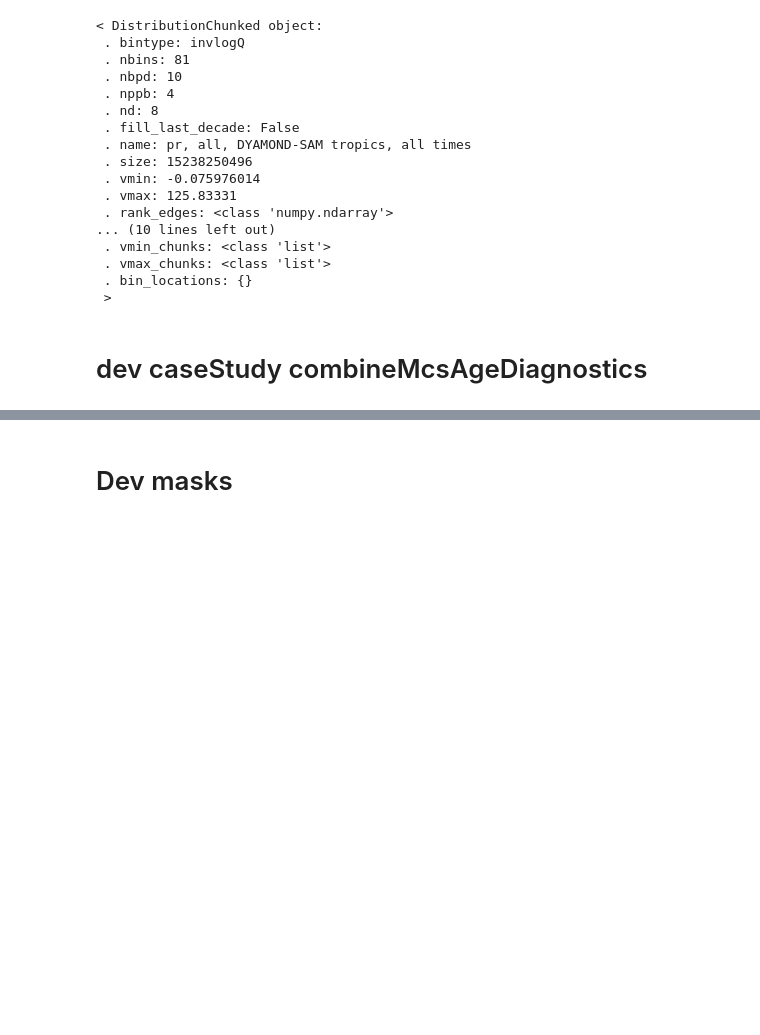
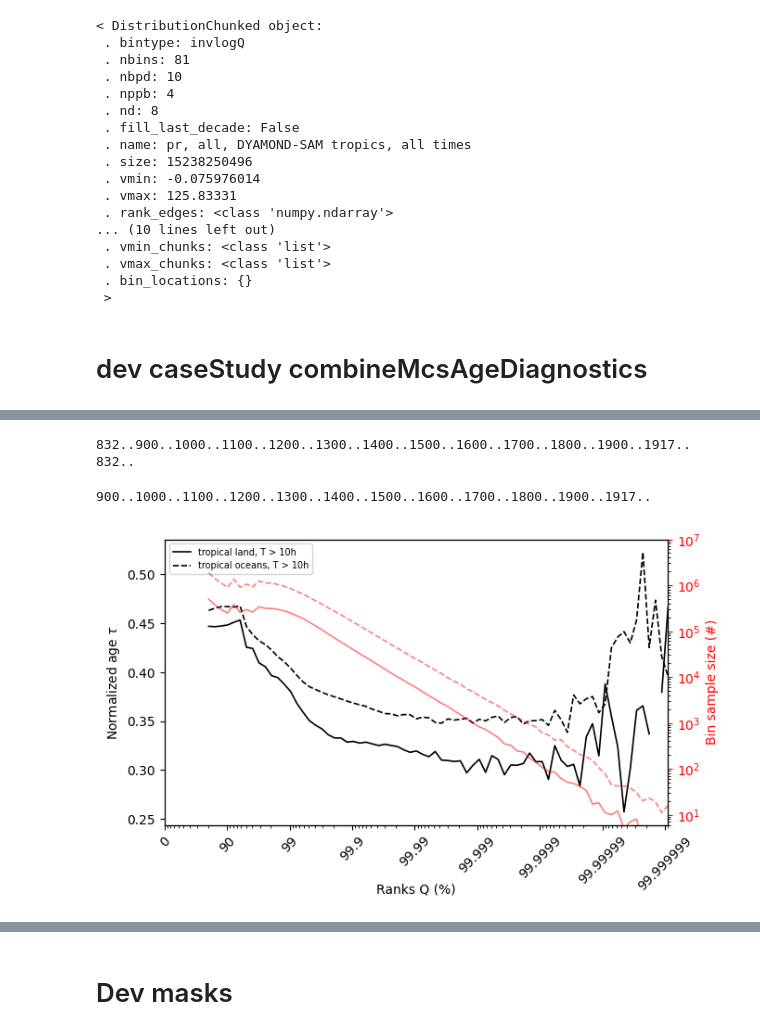
Before and after one commit to bfildier/explore-multiscale-extremes, a Jupyter notebook: scripts/explore_lifecycle_mapping.ipynb, the cells around one changed output, grey strips where cells are left out. Saved outputs shown, nothing was run; the diff lists cells and outputs as text; code cells hidden in the pictures; blank space fills up the shorter version.

Commit message:
more on lifecycle mapping and MCS contribution

```diff
--- a/scripts/explore_lifecycle_mapping.ipynb
+++ b/scripts/explore_lifecycle_mapping.ipynb
@@ -1042,0 +1057,67 @@ plt.show()
+# %%
+# Several curves on same graph
+
+mask_xy_T_all = 'land_min10hr', 'ocean_min10hr'
+labels = 'tropical land, T > 10h', 'tropical oceans, T > 10h'
+linestyles = '-','--'
+
+fig,ax = plt.subplots(figsize=(7,4))
+
+ax_N = ax.twinx()
+
+rankmax = 99.999999
+ranks = cs.dist_pr_all.ranks
+
+# frame
+setFrame(ax,rankmin=0,rankmax=rankmax,xtickrotation=45) # in here, duplicate the outer axis for fixing independent frame
+
+for mask_xy_T,label,ls in zip(mask_xy_T_all,labels,linestyles):
+
+    diag_name = 'mean_%s_%s'%(metric,mask_xy_T)
+
+    # 1. load case study
+    cs = loadCaseStudy(varid,region,mask)
+
+    # 2. load diagnostics/sample size
+    loadDiagnostics(cs,diag_name)
+
+    # 3. compute/combine age
+    var_age, N_valid = combineMcsAgeDiagnostic(cs,'mean',metric)
+
+    # 4. hide first bins
+    var_age,N_valid = hideFirstBins(7,var_age,N_valid)
+
+    # Manual
+    showData(ax,ranks,var_age,color='k',linestyle=ls,linewidth=1.2,alpha=1,rankmin=0,rankmax=rankmax,label=label)
+
+    # if diag_name == diag_names[0]:
+
+    # embedded method DistributionChunked.computeDistribution
+    showData(ax_N,ranks,N_valid,color='r',linestyle=ls,linewidth=1.2,alpha=0.5,rankmin=0,rankmax=rankmax,label='sample size')
+
+
+#- labels
+ax.set_xlabel('Ranks Q (%)',labelpad=45)
+ax.set_ylabel(r'Normalized MCS age $\tau$')
+ax.legend(fontsize=7)
+
+ax.set_ylabel(r'Normalized age $\tau$')
+ax_N.set_ylabel('Bin sample size (#)')
+# ax.set_title('Systems)
+
+ax_N.set_yscale('log')
+ax_N.yaxis.label.set_color('red')
+ax_N.tick_params(axis='y', colors='red')
+
+#- bounds
+# ax.set_ylim((0.2,0.55))
+ax_N.set_ylim((6,1e7))
+
+
+plt.savefig(os.path.join(DIR_FIG,'lifecycle','norm_age_and_N_vs_ranks_landmin10hr_oceanmin10hr.pdf'),bbox_inches='tight')
+plt.show()
+# %% [output]
+832..900..1000..1100..1200..1300..1400..1500..1600..1700..1800..1900..1917..
+832..
+900..1000..1100..1200..1300..1400..1500..1600..1700..1800..1900..1917..
+[figure, added]
```
Also changed, not shown: parts of 9 cells of this notebook, 13 other files.
